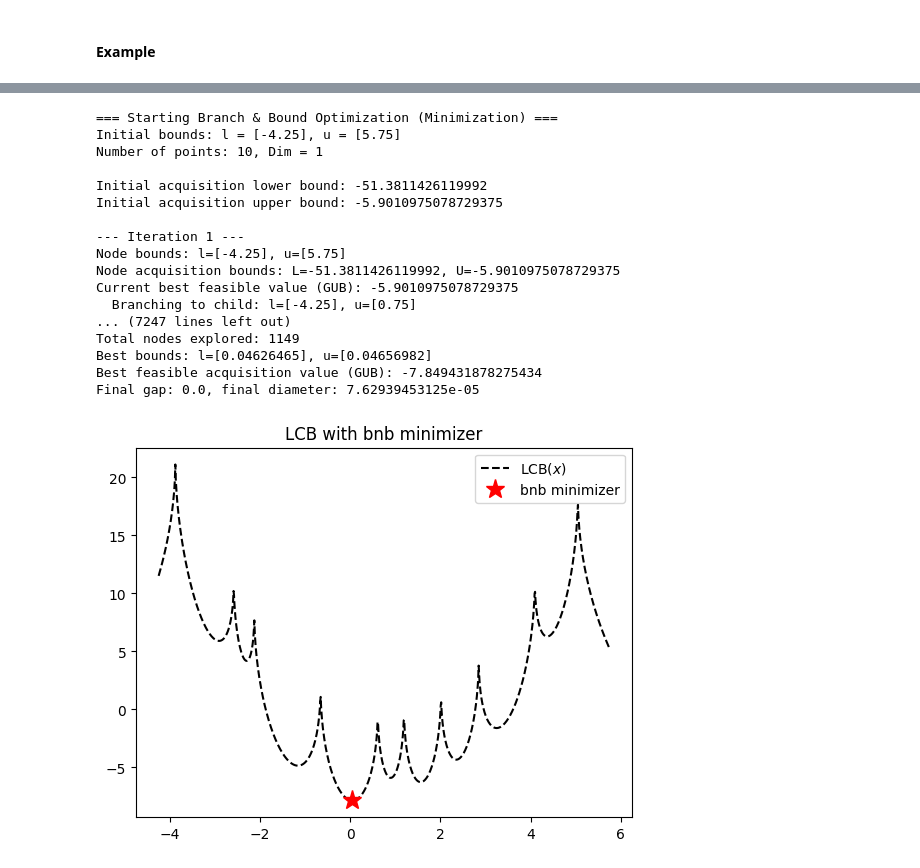
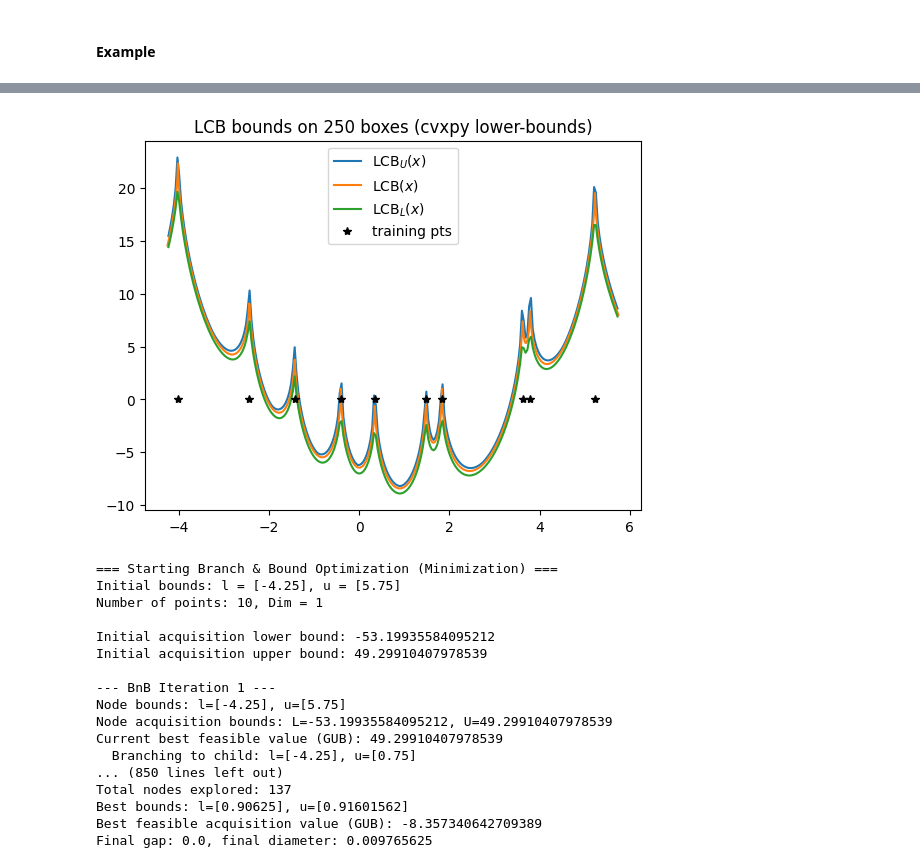
Before and after one commit to llnl/hiop, a Jupyter notebook: src/Drivers/hiopbbpy/BODemoNLP-Tucker.ipynb, the cells around one changed output, grey strips where cells are left out. Cells and saved outputs as stored; diff of their text form; code cells hidden in the pictures.

```diff
--- a/src/Drivers/hiopbbpy/BODemoNLP-Tucker.ipynb
+++ b/src/Drivers/hiopbbpy/BODemoNLP-Tucker.ipynb
@@ -213,12 +210,13 @@ from hiopbbpy.opt import minimizer_wrapper
 # %%
 acqf_callback = {'obj': acqf.scalar_evaluate}
 acqf_callback['grad'] = acqf.scalar_eval_g
-opt_solver = "SLSQP"
+opt_solver = None
 acqf_minimizer=minimizer_wrapper(acqf_callback, opt_solver, problem.xlimits, [], {})
 # %%
 from hiopbbpy.opt import BnBAlgorithm
 bnb = BnBAlgorithm(x_train, y_train, gpsurrogate=gp_model,
-                   acqf_minimizer_callback=acqf_minimizer.minimizer_callback,
+                   acqf_minimizer=acqf_minimizer,
                    acquisition_type="LCB")
-bnb.epsilon_diam = 1.e-4
-bnb.epsilon_gap = 1.e-4
+bnb.epsilon_diam = 1.e-2
+bnb.epsilon_gap = 1.e-2
+bnb.BnB_LBmethod = None
@@ -225,20 +270,34 @@ bnb.epsilon_gap = 1.e-4
+# %%
+plt.plot(midpoints, LCB_Us2, label=r"LCB$_{U}(x)$")
+plt.plot(X, Y_acqf, label=r'LCB$(x)$')
+plt.plot(midpoints, LCB_Ls2, label=r"LCB$_{L}(x)$")
+plt.plot(x_train[:,0], np.zeros(n_samples), "k*", label=r'training pts')
+if bnb.BnB_LBmethod == None:
+    plt.title('LCB bounds on {0:d} boxes (cvxpy lower-bounds)'.format(nboxes))
+else:
+    plt.title('LCB bounds on {0:d} boxes (IPOPT lower-bounds)'.format(nboxes))
+plt.legend()
+plt.show()
+# %% [output]
+[figure, added]
 # %%
-opt = bnb.bnboptimize(problem.xlimits[:,0], problem.xlimits[:,1])
+bnb.max_bnbiter = 500
+xstar = bnb.bnboptimize(problem.xlimits[:,0], problem.xlimits[:,1])
 # %% [output]
 === Starting Branch & Bound Optimization (Minimization) ===
 Initial bounds: l = [-4.25], u = [5.75]
 Number of points: 10, Dim = 1
 
-Initial acquisition lower bound: -51.3811426119992
-Initial acquisition upper bound: -5.9010975078729375
+Initial acquisition lower bound: -53.19935584095212
+Initial acquisition upper bound: 49.29910407978539
 
---- Iteration 1 ---
+--- BnB Iteration 1 ---
 Node bounds: l=[-4.25], u=[5.75]
-Node acquisition bounds: L=-51.3811426119992, U=-5.9010975078729375
-Current best feasible value (GUB): -5.9010975078729375
+Node acquisition bounds: L=-53.19935584095212, U=49.29910407978539
+Current best feasible value (GUB): 49.29910407978539
   Branching to child: l=[-4.25], u=[0.75]
-... (7247 lines left out)
-Total nodes explored: 1149
-Best bounds: l=[0.04626465], u=[0.04656982]
-Best feasible acquisition value (GUB): -7.849431878275434
-Final gap: 0.0, final diameter: 7.62939453125e-05
+... (850 lines left out)
+Total nodes explored: 137
+Best bounds: l=[0.90625], u=[0.91601562]
+Best feasible acquisition value (GUB): -8.357340642709389
+Final gap: 0.0, final diameter: 0.009765625
@@ -249,13 +313,16 @@ y_star = acqf.evaluate(xstar)
 # %%
+y_star = acqf.evaluate(xstar2)
+xstar_true = np.atleast_2d(X[np.argmin(Y_acqf)])
+ystar_true = acqf.evaluate(xstar_true)
+print(xstar_true)
 plt.plot(X, Y_acqf, 'k--', label=r'LCB$(x)$')
-plt.plot(xstar, y_star, "r*", markersize=14, label=r'bnb minimizer')
+plt.plot(xstar2, y_star, "r*", markersize=14, label=r'bnb minimizer')
+plt.plot(xstar_true, ystar_true, "k*", markersize=12)
 #for i in range(2):
 #    plt.plot(xstar_bounds.flatten()[i], y_star[0,0] , "k*")
 plt.title('LCB with bnb minimizer'.format(nboxes))
 plt.legend()
 plt.show()
-# %% [output]
-[figure, removed]
 # %%
 bo_maxiter = 3
 batch_size = 1
```
Also changed, not shown: parts of 12 cells of this notebook, 2 other files.
